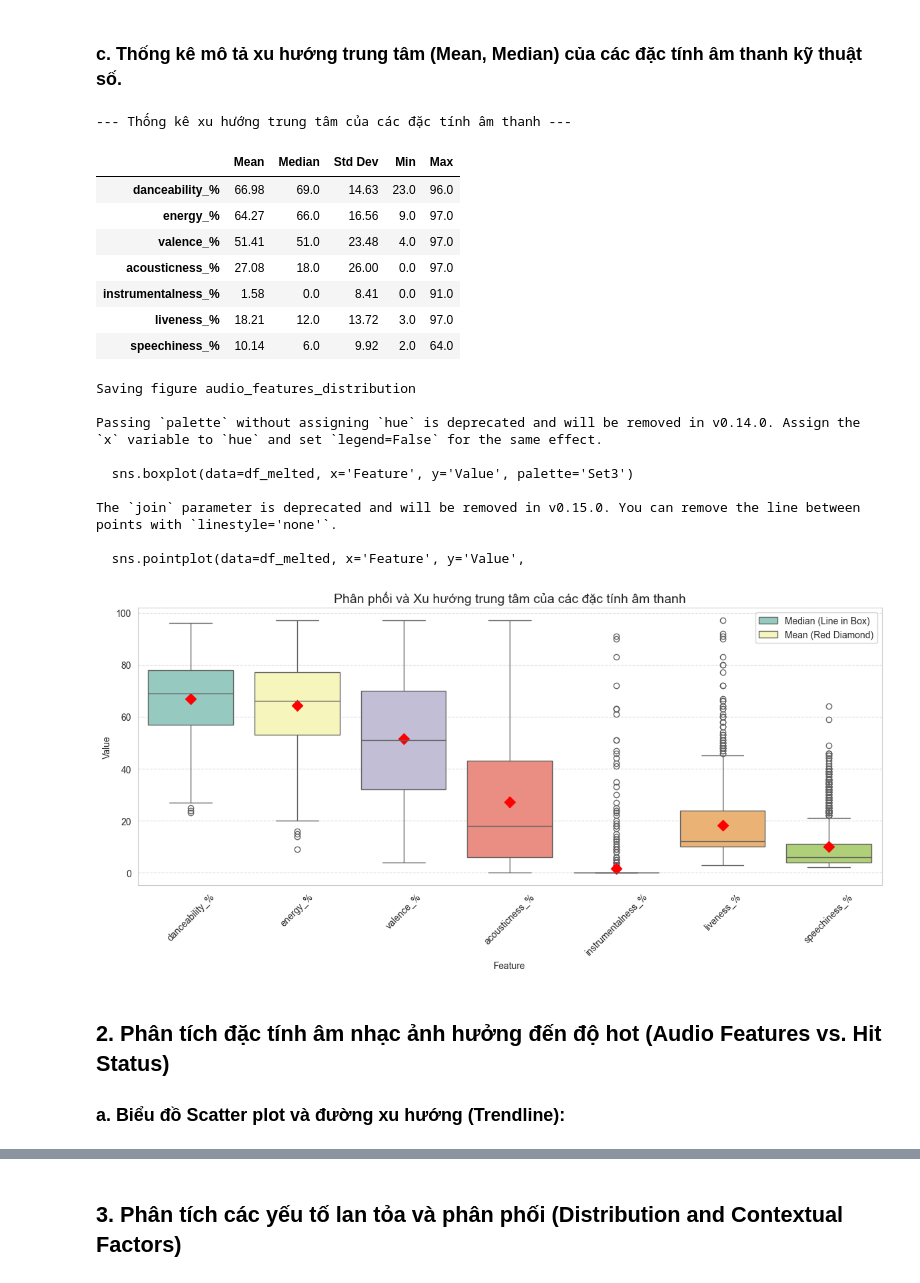
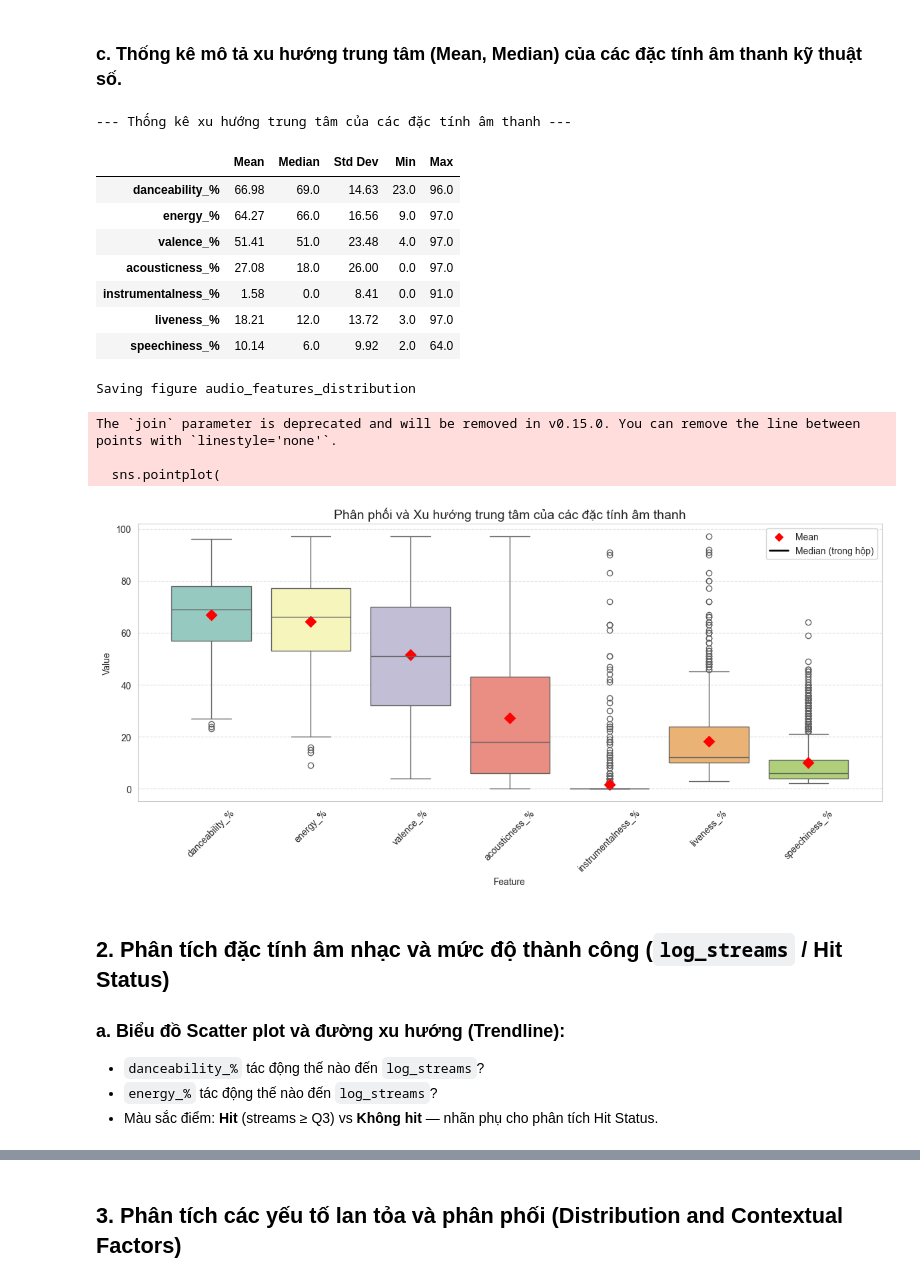
Before and after one commit to BuiHuy16/Spotify-Songs, a Jupyter notebook: notebooks/eda_visualization.ipynb, the cells around one changed output, grey strips where cells are left out. Saved outputs shown, nothing was run; the diff lists cells and outputs as text; code cells hidden in the pictures.

```diff
--- a/notebooks/eda_visualization.ipynb
+++ b/notebooks/eda_visualization.ipynb
@@ -145,48 +158,63 @@ display(descriptive_stats.round(2))
 # 3. Trực quan hóa để so sánh Mean và Median
 plt.figure(figsize=(12, 6))
 
 # Chuyển dữ liệu sang dạng long-format để vẽ biểu đồ dễ hơn
 df_melted = df[audio_features].melt(var_name='Feature', value_name='Value')
 
 # Vẽ boxplot để thấy Median và phân phối
-sns.boxplot(data=df_melted, x='Feature', y='Value', palette='Set3')
+sns.boxplot(
+    data=df_melted,
+    x='Feature',
+    y='Value',
+    hue='Feature',
+    palette='Set3',
+    legend=False,
+    dodge=False
+)
 
 # Vẽ thêm các điểm Mean bằng màu đỏ để so sánh trực quan
-sns.pointplot(data=df_melted, x='Feature', y='Value',
-              estimator='mean', color='red', markers='D',
-              join=False, label='Mean')
+sns.pointplot(
+    data=df_melted,
+    x='Feature',
+    y='Value',
+    estimator='mean',
+    color='red',
+    markers='D',
+    join=False,
+    errorbar=None
+)
 
 plt.title('Phân phối và Xu hướng trung tâm của các đặc tính âm thanh', fontsize=14)
 plt.xticks(rotation=45)
-plt.legend(['Median (Line in Box)', 'Mean (Red Diamond)'])
+plt.scatter([], [], c='red', marker='D', label='Mean')
+plt.plot([], [], color='black', linewidth=2, label='Median (trong hộp)')
+plt.legend(loc='upper right')
 plt.grid(axis='y', linestyle='--', alpha=0.7)
 
 plt.tight_layout()
 
 # Ảnh sẽ được lưu vào reports/figures/audio_features_distribution.png
 save_fig("audio_features_distribution")
 plt.show()
 # %% [output]
 --- Thống kê xu hướng trung tâm của các đặc tính âm thanh ---
 |  | Mean | Median | Std Dev | Min | Max |
 | danceability_% | 66.98 | 69.0 | 14.63 | 23.0 | 96.0 |
 | energy_% | 64.27 | 66.0 | 16.56 | 9.0 | 97.0 |
 | valence_% | 51.41 | 51.0 | 23.48 | 4.0 | 97.0 |
 | acousticness_% | 27.08 | 18.0 | 26.00 | 0.0 | 97.0 |
 | instrumentalness_% | 1.58 | 0.0 | 8.41 | 0.0 | 91.0 |
 | liveness_% | 18.21 | 12.0 | 13.72 | 3.0 | 97.0 |
 | speechiness_% | 10.14 | 6.0 | 9.92 | 2.0 | 64.0 |
 Saving figure audio_features_distribution
-
-Passing `palette` without assigning `hue` is deprecated and will be removed in v0.14.0. Assign the `x` variable to `hue` and set `legend=False` for the same effect.
-
-  sns.boxplot(data=df_melted, x='Feature', y='Value', palette='Set3')
-
-The `join` parameter is deprecated and will be removed in v0.15.0. You can remove the line between points with `linestyle='none'`.
-
-  sns.pointplot(data=df_melted, x='Feature', y='Value',
+The `join` parameter is deprecated and will be removed in v0.15.0. You can remove the line between points with `linestyle='none'`.
+
+  sns.pointplot(
-[figure, old version]
+[figure, new version]
 # %% [markdown]
-## 2. Phân tích đặc tính âm nhạc ảnh hưởng đến độ hot (Audio Features vs. Hit Status)
+## 2. Phân tích đặc tính âm nhạc và mức độ thành công (`log_streams` / Hit Status)
 ### a. Biểu đồ Scatter plot và đường xu hướng (Trendline):
+* `danceability_%` tác động thế nào đến `log_streams`?
+* `energy_%` tác động thế nào đến `log_streams`?
+* Màu sắc điểm: **Hit** (streams ≥ Q3) vs **Không hit** — nhãn phụ cho phân tích Hit Status.
 # %%
```
Also changed, not shown: parts of 6 cells of this notebook, 5 other files.
